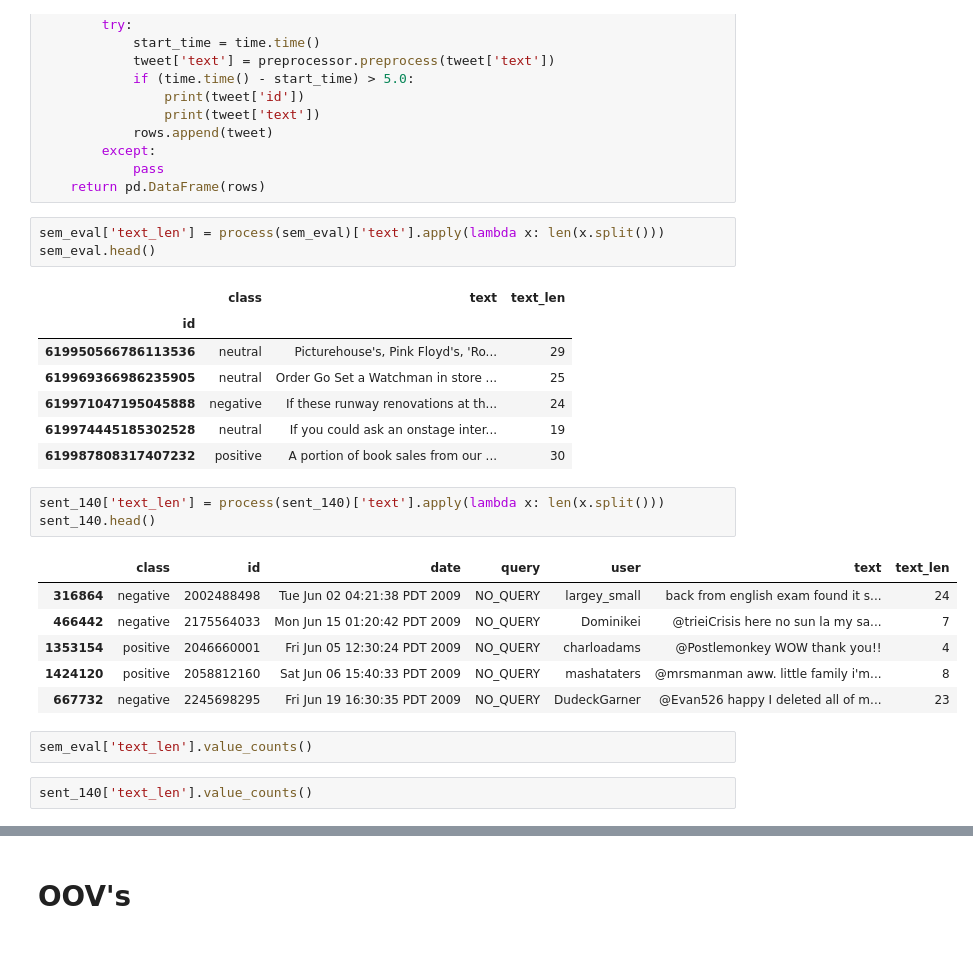
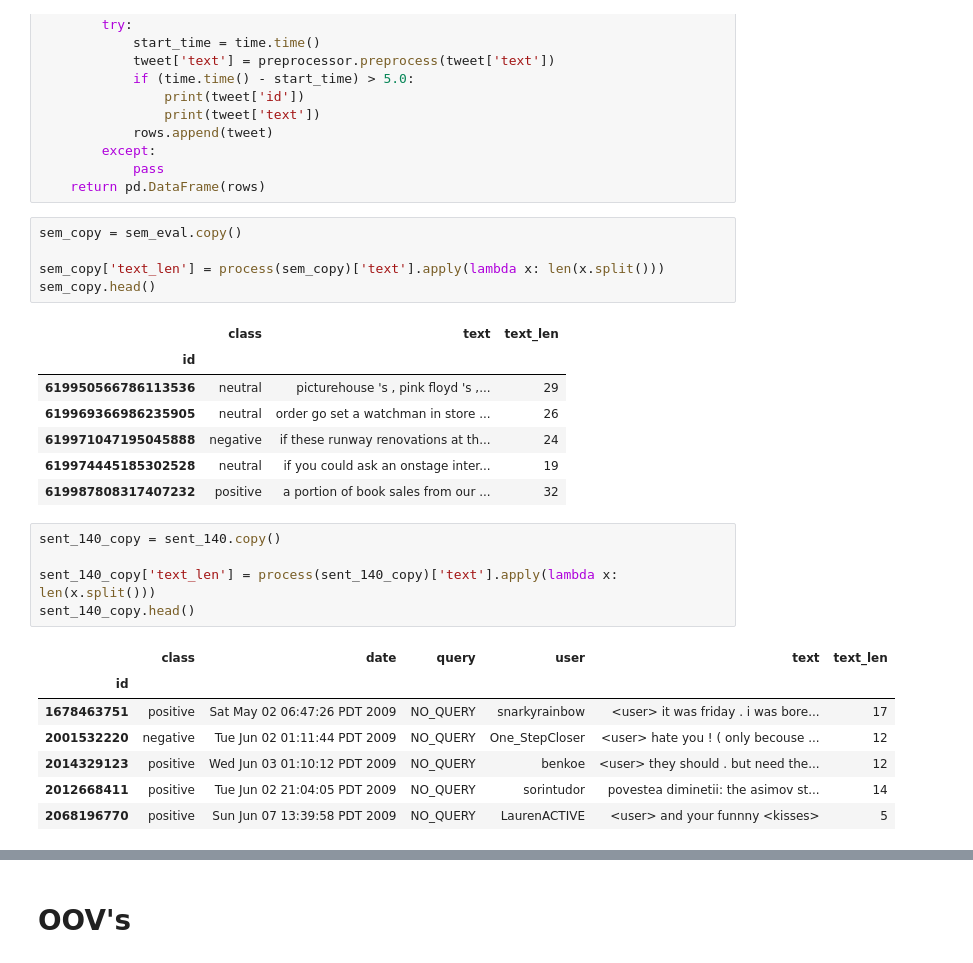
Before and after one commit to chrisakroyd/twitter-sentiment-analysis, a Jupyter notebook: notebooks/exploration.ipynb, the cells around one changed output, grey strips where cells are left out. Drawn from its saved outputs; the diff is of its cells as text.

```diff
--- a/notebooks/exploration.ipynb
+++ b/notebooks/exploration.ipynb
@@ -401,27 +403,28 @@ def process(df):
             pass
     return pd.DataFrame(rows)
 # %%
-sem_eval['text_len'] = process(sem_eval)['text'].apply(lambda x: len(x.split()))
-sem_eval.head()
+sem_copy = sem_eval.copy()
+
+sem_copy['text_len'] = process(sem_copy)['text'].apply(lambda x: len(x.split()))
+sem_copy.head()
 # %% [output]
 |  | class | text | text_len |
 | id |  |  |  |
-| 619950566786113536 | neutral | Picturehouse's, Pink Floyd's, 'Ro... | 29 |
-| 619969366986235905 | neutral | Order Go Set a Watchman in store ... | 25 |
-| 619971047195045888 | negative | If these runway renovations at th... | 24 |
-| 619974445185302528 | neutral | If you could ask an onstage inter... | 19 |
-| 619987808317407232 | positive | A portion of book sales from our ... | 30 |
+| 619950566786113536 | neutral | picturehouse 's , pink floyd 's ,... | 29 |
+| 619969366986235905 | neutral | order go set a watchman in store ... | 26 |
+| 619971047195045888 | negative | if these runway renovations at th... | 24 |
+| 619974445185302528 | neutral | if you could ask an onstage inter... | 19 |
+| 619987808317407232 | positive | a portion of book sales from our ... | 32 |
 # %%
-sent_140['text_len'] = process(sent_140)['text'].apply(lambda x: len(x.split()))
-sent_140.head()
+sent_140_copy = sent_140.copy()
+
+sent_140_copy['text_len'] = process(sent_140_copy)['text'].apply(lambda x: len(x.split()))
+sent_140_copy.head()
 # %% [output]
-|  | class | id | date | query | user | text | text_len |
-| 316864 | negative | 2002488498 | Tue Jun 02 04:21:38 PDT 2009 | NO_QUERY | largey_small | back from english exam found it s... | 24 |
-| 466442 | negative | 2175564033 | Mon Jun 15 01:20:42 PDT 2009 | NO_QUERY | Dominikei | @trieiCrisis here no sun la my sa... | 7 |
-| 1353154 | positive | 2046660001 | Fri Jun 05 12:30:24 PDT 2009 | NO_QUERY | charloadams | @Postlemonkey WOW thank you!! | 4 |
-| 1424120 | positive | 2058812160 | Sat Jun 06 15:40:33 PDT 2009 | NO_QUERY | mashataters | @mrsmanman aww. little family i'm... | 8 |
-| 667732 | negative | 2245698295 | Fri Jun 19 16:30:35 PDT 2009 | NO_QUERY | DudeckGarner | @Evan526 happy I deleted all of m... | 23 |
+|  | class | date | query | user | text | text_len |
+| id |  |  |  |  |  |  |
+| 1678463751 | positive | Sat May 02 06:47:26 PDT 2009 | NO_QUERY | snarkyrainbow | <user> it was friday . i was bore... | 17 |
+| 2001532220 | negative | Tue Jun 02 01:11:44 PDT 2009 | NO_QUERY | One_StepCloser | <user> hate you ! ( only becouse ... | 12 |
+| 2014329123 | positive | Wed Jun 03 01:10:12 PDT 2009 | NO_QUERY | benkoe | <user> they should . but need the... | 12 |
+| 2012668411 | positive | Tue Jun 02 21:04:05 PDT 2009 | NO_QUERY | sorintudor | povestea diminetii: the asimov st... | 14 |
+| 2068196770 | positive | Sun Jun 07 13:39:58 PDT 2009 | NO_QUERY | LaurenACTIVE | <user> and your funnny <kisses> | 5 |
-# %%
-sem_eval['text_len'].value_counts()
-# %%
-sent_140['text_len'].value_counts()
```
Also changed, not shown: parts of 20 cells of this notebook, 11 other files.
